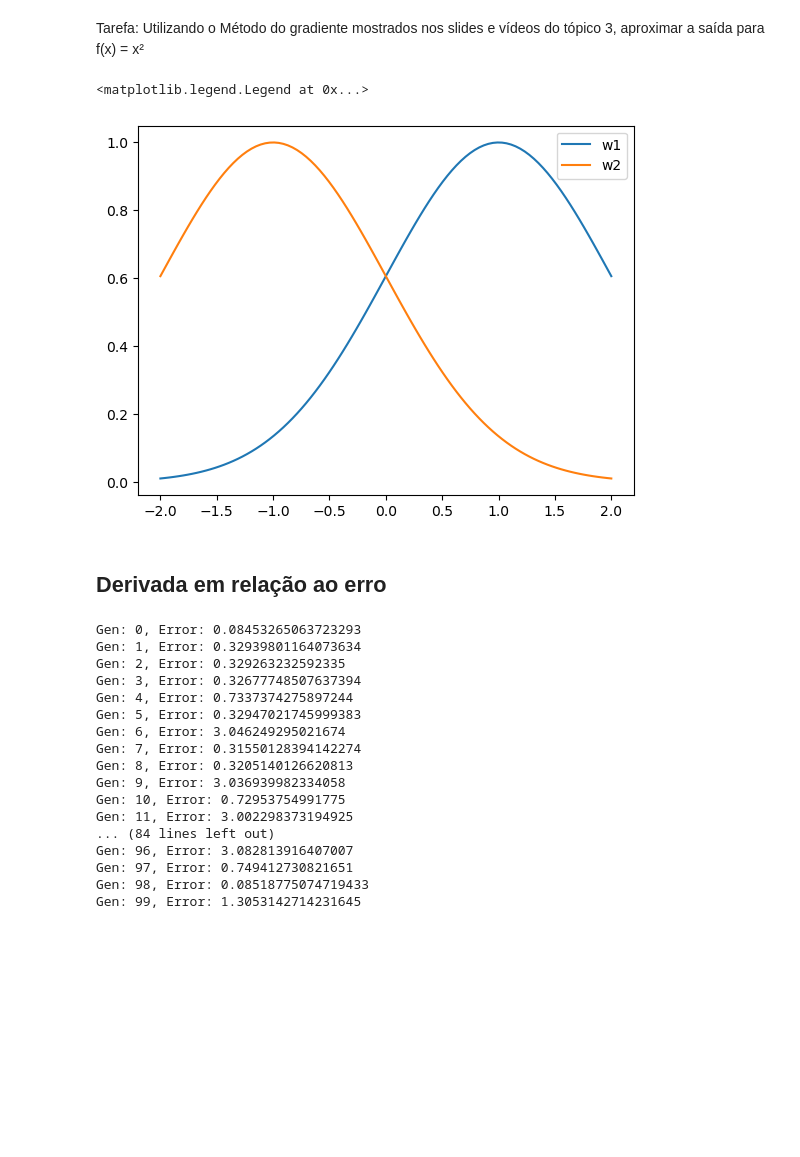
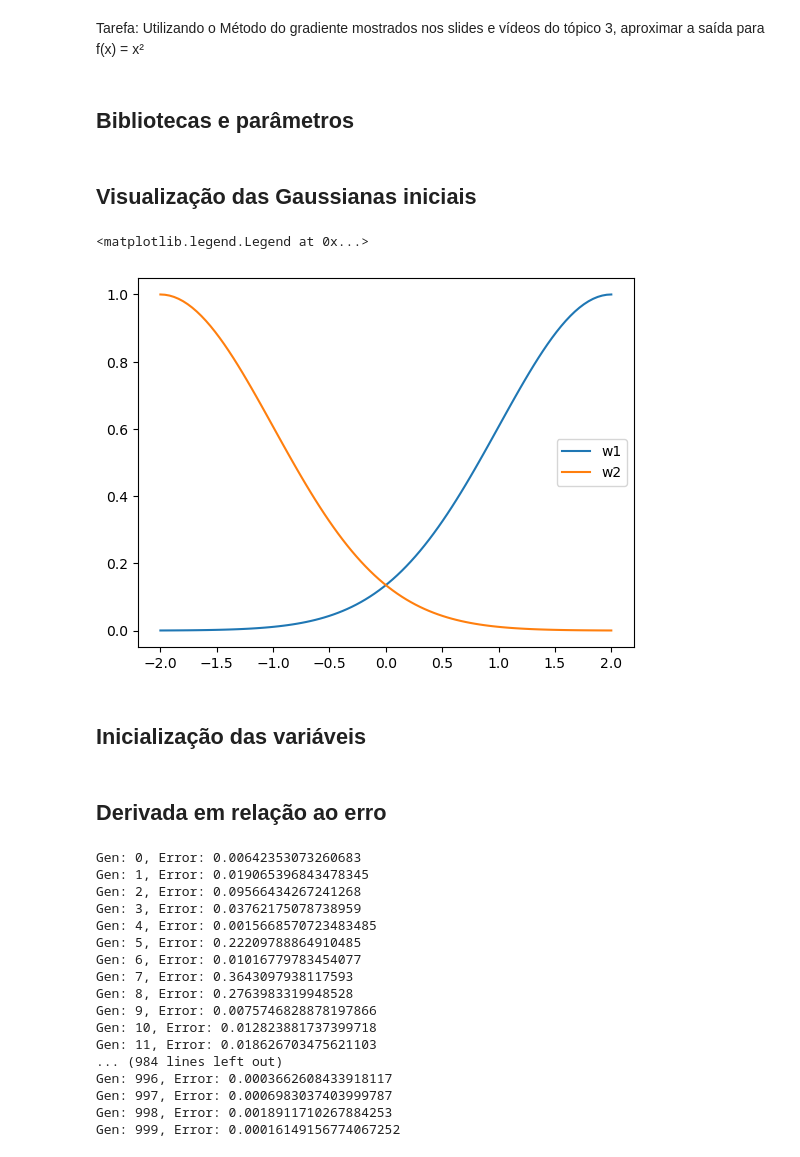
Before and after one commit to anambrito/IC-Inteligencia-Computacional, a Jupyter notebook: fuzzy-TKS.ipynb, the cells around one changed output. Saved outputs shown, nothing was run; the diff lists cells and outputs as text; code cells hidden in the pictures; blank space fills up the shorter version.

```diff
--- a/fuzzy-TKS.ipynb
+++ b/fuzzy-TKS.ipynb
@@ -7,26 +7,31 @@ Leonardo
 # %% [markdown]
 Tarefa: Utilizando o Método do gradiente mostrados nos slides e vídeos do tópico 3, aproximar a saída
 para f(x) = x²
+# %% [markdown]
+## Bibliotecas e parâmetros
 # %%
 import numpy as np
+import matplotlib.pyplot as plt
 
 # learning_rate
 alpha = 0.01
-gen = 100
+gen = 1000
+num_x_points = 1000
+# %% [markdown]
+## Visualização das Gaussianas iniciais
 # %%
-import numpy as np
-import matplotlib.pyplot as plt
+x_range = np.linspace(-2,2,num_x_points)
 
-x_range = np.linspace(-2,2,100)
-
-mf1 = np.exp(-0.5*(x_range-2/2)**2)
-mf2 = np.exp(-0.5*(x_range-2/-2)**2)
+mf1 = np.exp(-0.5*(x_range-2/1)**2)
+mf2 = np.exp(-0.5*(x_range-2/-1)**2)
 
 fig, ax = plt.subplots()
 plt.plot(x_range, mf1, label='w1')
 plt.plot(x_range, mf2, label='w2')
 ax.legend()
 # %% [output]
 <matplotlib.legend.Legend at 0x...>
-[figure, old version]
+[figure, new version]
+# %% [markdown]
+## Inicialização das variáveis
 # %%
@@ -49,10 +54,11 @@ y = (w1*y1 + w2*y2)/(w1+w2)
 # %% [markdown]
 ## Derivada em relação ao erro
 # %%
-gen = 100
-y_plot = []
+x_plot, y_plot = [], []
+points = np.linspace(-2,2,100)
+x_plot.append(points)
 for _ in range(gen):
-    y_gen = []
+    # Embaralhamos os pontos de entrada
     np.random.shuffle(x_range)
     for x in x_range:
         y1 = p1*x + q1
@@ -62,11 +68,12 @@ for _ in range(gen):
 
         y = (w1*y1 + w2*y2)/(w1+w2)
 
-        desvio1 = desvio1 - alpha * (y-(x**2)) * w2 * (y1 - y2) / (w1+w2)**2 * w1 * ((x-media1)**2 / desvio1**3)
-        desvio2 = desvio2 - alpha * (y-(x**2)) * w1 * (y2 - y1) / (w1+w2)**2 * w2 * ((x-media2)**2 / desvio2**3)
+        # Calculamos a próxima iteração de variáveis (antiga menos alfa vezes gradiente)
+        desvio1 = desvio1 - alpha * (y-(x**2)) * w2 * ((y1 - y2) / (w1+w2)**2) * w1 * ((x-media1)**2 / desvio1**3)
+        desvio2 = desvio2 - alpha * (y-(x**2)) * w1 * ((y2 - y1) / (w1+w2)**2) * w2 * ((x-media2)**2 / desvio2**3)
 
-        media1 = media1 - alpha * (y-(x**2)) * w2 * (y1-y2)/(w1+w2)**2 * w1 * ((x-media1)/desvio1**2)
-        media2 = media2 - alpha * (y-(x**2)) * w1 * (y2-y1)/(w1+w2)**2 * w2 * ((x-media2)/desvio2**2)
+        media1 = media1 - alpha * (y-(x**2)) * w2 * ((y1-y2)/(w1+w2)**2) * w1 * ((x-media1)/desvio1**2)
+        media2 = media2 - alpha * (y-(x**2)) * w1 * ((y2-y1)/(w1+w2)**2) * w2 * ((x-media2)/desvio2**2)
 
         p1 = p1 - alpha * (y-(x**2)) * x * w1 / (w1+w2)
         p2 = p2 - alpha * (y-(x**2)) * x * w2 / (w1+w2)
@@ -74,24 +81,29 @@ for _ in range(gen):
         q1 = q1 - alpha * (y-(x**2)) * w1 / (w1+w2)
         q2 = q2 - alpha * (y-(x**2)) * w2 / (w1+w2)
 
-        y_gen.append(y)
-    y_plot.append(y_gen)
+    # Armazenamos dados para calcular erro e plottar
+    y1 = p1*points + q1
+    y2 = p2*points + q2
+    w1 = np.exp(-0.5*(points-media1/desvio1)**2)
+    w2 = np.exp(-0.5*(points-media2/desvio2)**2)
+    predict = (w1*y1 + w2*y2)/(w1+w2)
+    y_plot.append(predict)
     print(f'Gen: {_}, Error: {0.5*(y-x**2)**2}')
 # %% [output]
-Gen: 0, Error: 0.08453265063723293
-Gen: 1, Error: 0.32939801164073634
-Gen: 2, Error: 0.329263232592335
-Gen: 3, Error: 0.32677748507637394
-Gen: 4, Error: 0.7337374275897244
-Gen: 5, Error: 0.32947021745999383
-Gen: 6, Error: 3.046249295021674
-Gen: 7, Error: 0.31550128394142274
-Gen: 8, Error: 0.3205140126620813
-Gen: 9, Error: 3.036939982334058
-Gen: 10, Error: 0.72953754991775
-Gen: 11, Error: 3.002298373194925
-... (84 lines left out)
-Gen: 96, Error: 3.082813916407007
-Gen: 97, Error: 0.749412730821651
-Gen: 98, Error: 0.08518775074719433
-Gen: 99, Error: 1.3053142714231645
+Gen: 0, Error: 0.00642353073260683
+Gen: 1, Error: 0.019065396843478345
+Gen: 2, Error: 0.09566434267241268
+Gen: 3, Error: 0.03762175078738959
+Gen: 4, Error: 0.0015668570723483485
+Gen: 5, Error: 0.22209788864910485
+Gen: 6, Error: 0.01016779783454077
+Gen: 7, Error: 0.3643097938117593
+Gen: 8, Error: 0.2763983319948528
+Gen: 9, Error: 0.0075746828878197866
+Gen: 10, Error: 0.012823881737399718
+Gen: 11, Error: 0.018626703475621103
+... (984 lines left out)
+Gen: 996, Error: 0.0003662608433918117
+Gen: 997, Error: 0.0006983037403999787
+Gen: 998, Error: 0.0018911710267884253
+Gen: 999, Error: 0.00016149156774067252
```
Also changed, not shown: parts of 4 cells of this notebook.
